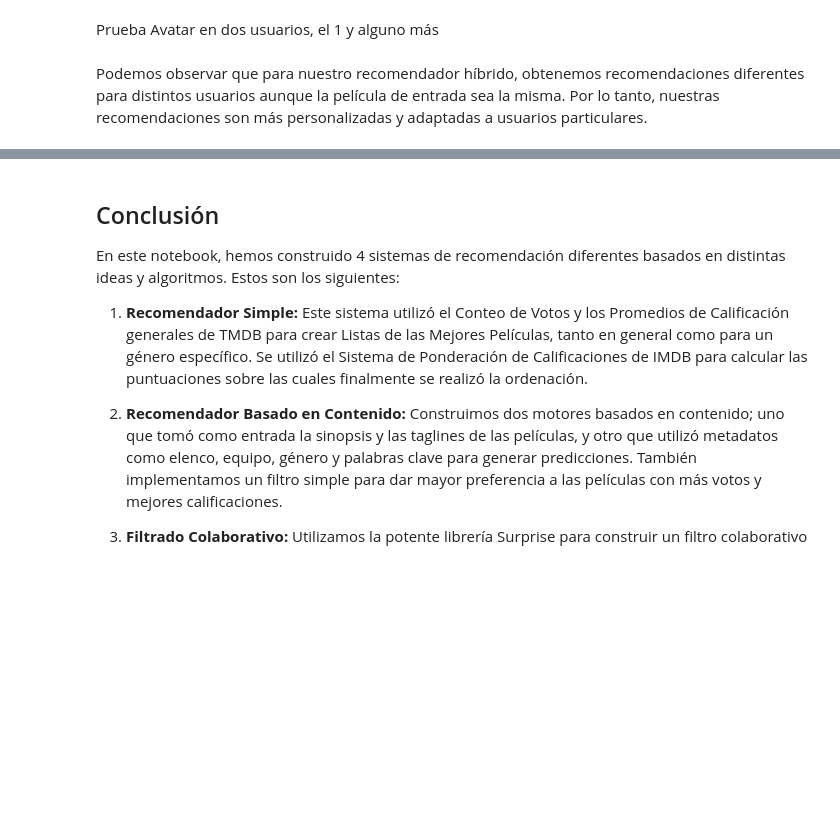
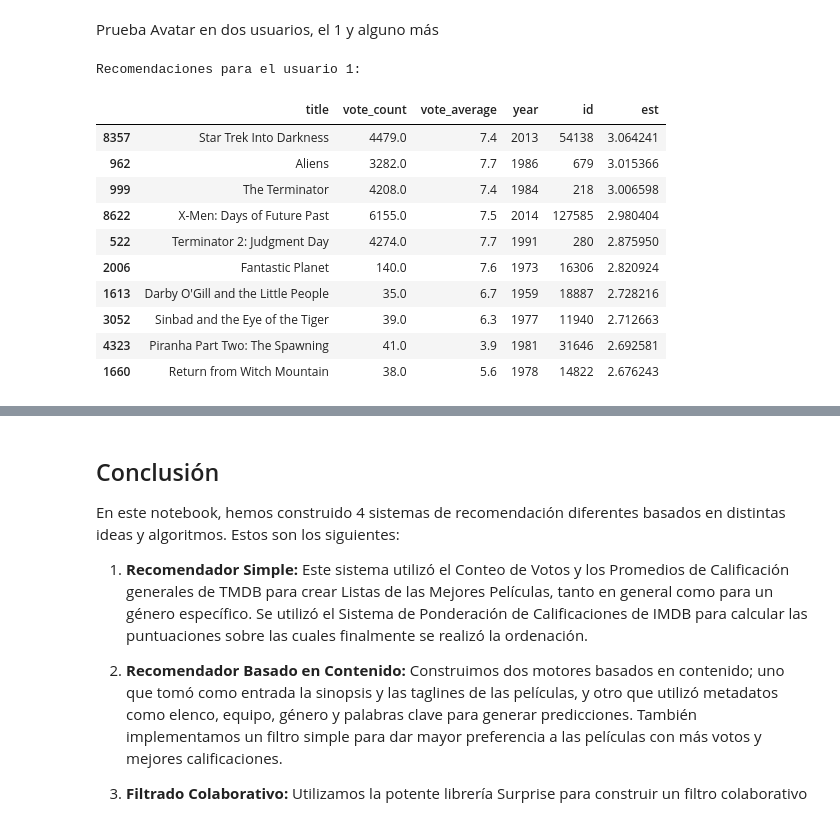
Before and after one commit to grethelhdezz/AnalisisMultivariado, a Jupyter notebook: Movie-Reco/Recomendador_Pelis-Final.ipynb, the cells around one changed output, grey strips where cells are left out. Drawn from its saved outputs; the diff is of its cells as text; code cells hidden in the pictures; blank space fills up the shorter version.

```diff
--- a/Movie-Reco/Recomendador_Pelis-Final.ipynb
+++ b/Movie-Reco/Recomendador_Pelis-Final.ipynb
@@ -374,5 +375,20 @@ Estos son los pasos que sigo para preparar los datos de géneros y créditos:
 # %%
 smd['cast'] = smd['cast'].apply(lambda x: [str.lower(i.replace(" ", "")) for i in x])
 # %%
-smd['director'] = smd['director'].astype('str').apply(lambda x: str.lower(x.replace(" ", "")))
-smd['director'] = smd['director'].apply(lambda x: [x,x, x])
+
+# Limpiar los nombres de los directores
+smd['director'] = (
+    smd['director']
+    .fillna('')
+    .astype(str)
+    .str.replace(' ', '', regex=False)
+    .str.lower()
+)
+
+# Dar tres veces más peso al director
+smd['director'] = smd['director'].apply(
+    lambda x: [x, x, x] if x else []
+)
+
+# Mostrar los resultados
+smd[['title', 'director']].head(10)
@@ -645,10 +706,23 @@ En esta sección, se va a construir un recomendador híbrido simple que reúna l
 def convert_int(x):
     try:
         return int(x)
-    except:
+    except (ValueError, TypeError):
         return np.nan
 # %%
-id_map = pd.read_csv('../links_small.csv')[['movieId', 'tmdbId']]
+# Cargar archivo desde la carpeta del proyecto
+id_map = pd.read_csv('links_small.csv')[['movieId', 'tmdbId']]
+
+# Convertir los identificadores
 id_map['tmdbId'] = id_map['tmdbId'].apply(convert_int)
+
+# Renombrar columnas
 id_map.columns = ['movieId', 'id']
-id_map = id_map.merge(smd[['title', 'id']], on='id').set_index('title')
+
+# Relacionar los IDs con los títulos de las películas
+id_map = id_map.merge(
+    smd[['title', 'id']],
+    on='id'
+).set_index('title')
+
+# Mostrar las primeras filas
+id_map.head()
@@ -679,2 +757,18 @@ Prueba Avatar en dos usuarios, el 1 y alguno más
-# %% [markdown]
-Podemos observar que para nuestro recomendador híbrido, obtenemos recomendaciones diferentes para distintos usuarios aunque la película de entrada sea la misma. Por lo tanto, nuestras recomendaciones son más personalizadas y adaptadas a usuarios particulares.
+# %%
+
+# Recomendaciones de Avatar para el usuario 1
+print("Recomendaciones para el usuario 1:")
+display(hybrid(1, 'Avatar'))
+# %% [output]
+Recomendaciones para el usuario 1:
+|  | title | vote_count | vote_average | year | id | est |
+| 8357 | Star Trek Into Darkness | 4479.0 | 7.4 | 2013 | 54138 | 3.064241 |
+| 962 | Aliens | 3282.0 | 7.7 | 1986 | 679 | 3.015366 |
+| 999 | The Terminator | 4208.0 | 7.4 | 1984 | 218 | 3.006598 |
+| 8622 | X-Men: Days of Future Past | 6155.0 | 7.5 | 2014 | 127585 | 2.980404 |
+| 522 | Terminator 2: Judgment Day | 4274.0 | 7.7 | 1991 | 280 | 2.875950 |
+| 2006 | Fantastic Planet | 140.0 | 7.6 | 1973 | 16306 | 2.820924 |
+| 1613 | Darby O'Gill and the Little People | 35.0 | 6.7 | 1959 | 18887 | 2.728216 |
+| 3052 | Sinbad and the Eye of the Tiger | 39.0 | 6.3 | 1977 | 11940 | 2.712663 |
+| 4323 | Piranha Part Two: The Spawning | 41.0 | 3.9 | 1981 | 31646 | 2.692581 |
+| 1660 | Return from Witch Mountain | 38.0 | 5.6 | 1978 | 14822 | 2.676243 |
```
Also changed, not shown: parts of 21 cells of this notebook.
